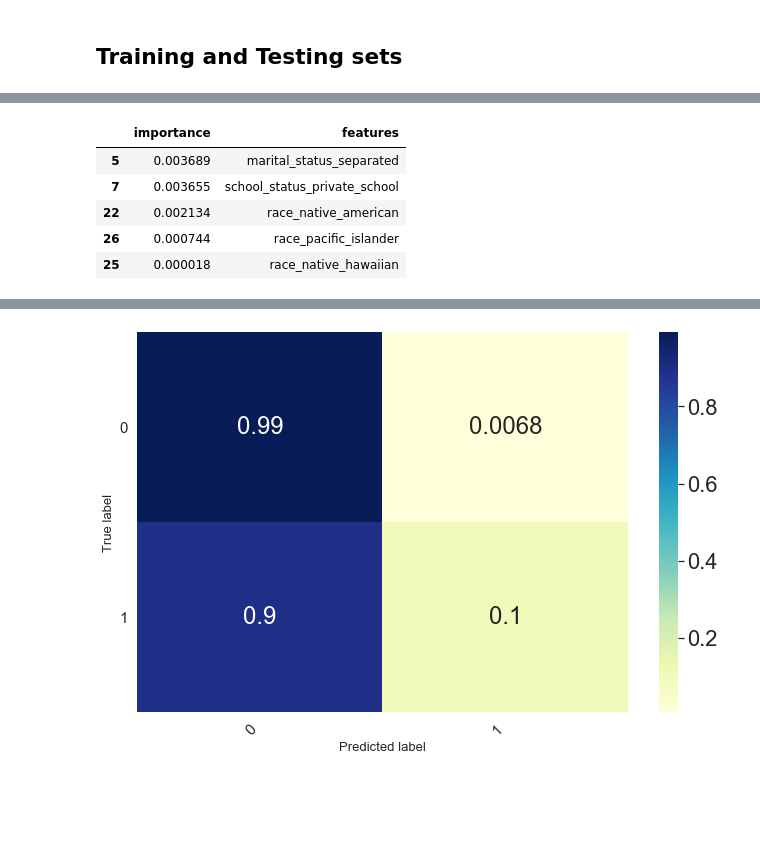
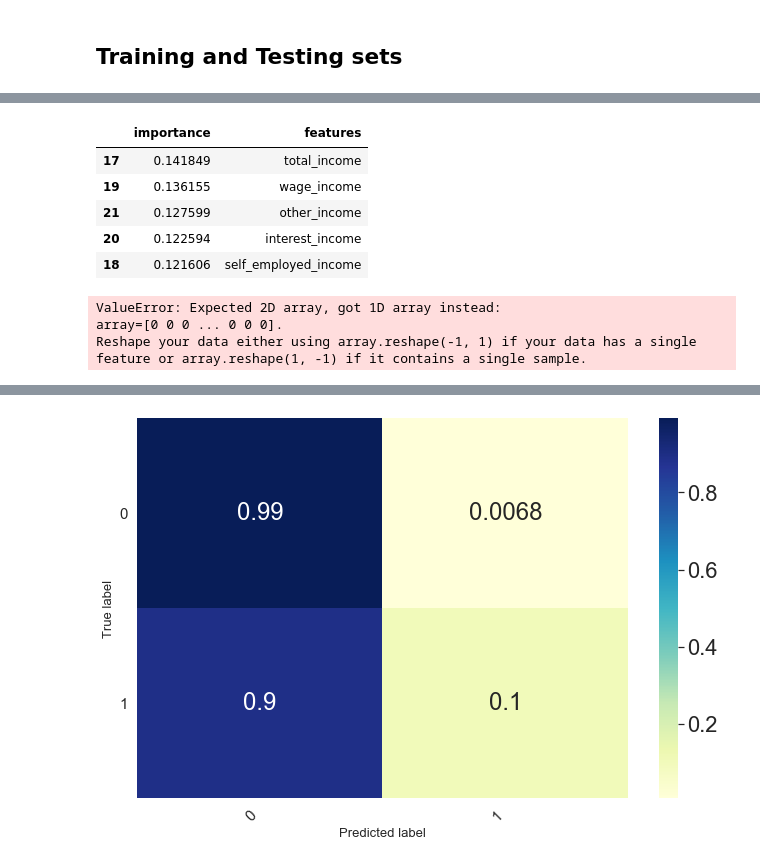
Before and after one commit to Lidetsal/Code_Practice, a Jupyter notebook: 2modeling.ipynb, the cells around one changed output, grey strips where cells are left out. Cells and saved outputs as stored; diff of their text form; code cells hidden in the pictures; blank space fills up the shorter version.

```diff
--- a/2modeling.ipynb
+++ b/2modeling.ipynb
@@ -153,19 +134,28 @@ metrics.recall_score(y_test, y_pred)
 # %%
 a = pd.DataFrame(R_model.feature_importances_)
 
 a['features'] = X_train.columns
 
 a.columns = ['importance', 'features']
 a = a.sort_values(by='importance', ascending=False)
 
-a.tail()
+a.head()
 # %% [output]
 |  | importance | features |
-| 5 | 0.003689 | marital_status_separated |
-| 7 | 0.003655 | school_status_private_school |
-| 22 | 0.002134 | race_native_american |
-| 26 | 0.000744 | race_pacific_islander |
-| 25 | 0.000018 | race_native_hawaiian |
+| 17 | 0.141849 | total_income |
+| 19 | 0.136155 | wage_income |
+| 21 | 0.127599 | other_income |
+| 20 | 0.122594 | interest_income |
+| 18 | 0.121606 | self_employed_income |
+# %%
+from sklearn.preprocessing import binarize
+# it will return 1 for all values above 0.3 and 0 otherwise
+# results are 2D so we slice out the first column
+y_pred_class = binarize(y_pred, 0.3)
+# %% [output]
+ValueError: Expected 2D array, got 1D array instead:
+array=[0 0 0 ... 0 0 0].
+Reshape your data either using array.reshape(-1, 1) if your data has a single feature or array.reshape(1, -1) if it contains a single sample.
 # %%
 plt.figure(figsize=(10, 10))
 sns.barplot(a.importance, a.features)
```
Also changed, not shown: parts of 9 cells of this notebook, 4 other files.
